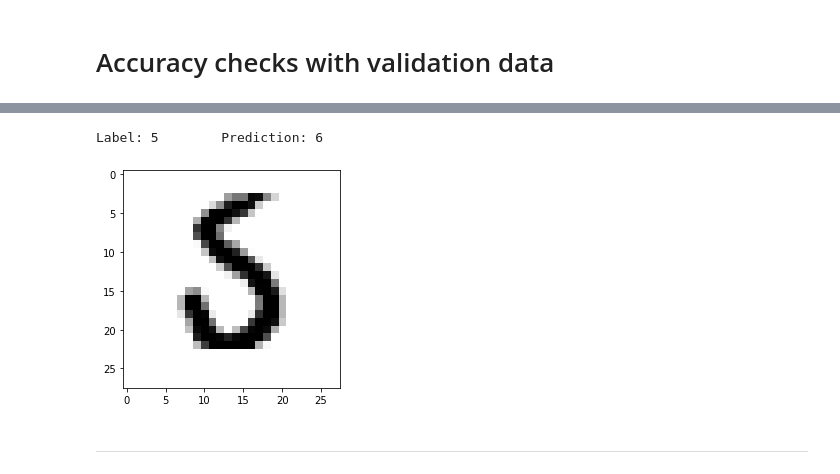
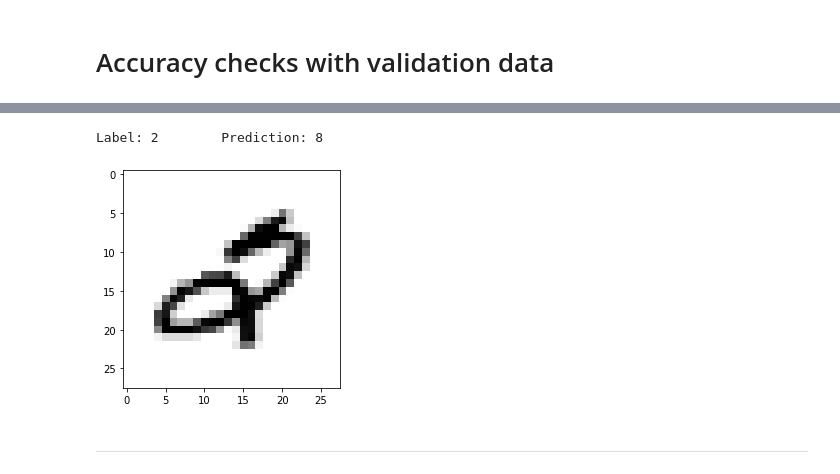
Before and after one commit to ivianrr/toy-neural-network, a Jupyter notebook: mininetwork.ipynb, the cells around one changed output, grey strips where cells are left out. Cells and saved outputs as stored; diff of their text form; code cells hidden in the pictures.

```diff
--- a/mininetwork.ipynb
+++ b/mininetwork.ipynb
@@ -252,10 +250,10 @@ ID      Label   Prediction      Error
 # %%
-n=9941
+n=9904
 plt.imshow(data_validation[:,n].reshape(nrows,ncols), cmap='gray_r')
 print(f"Label: {labels_validation[n]}\tPrediction: {predictions_validation[n]}")
 plt.show()
 # %% [output]
-Label: 5        Prediction: 6
+Label: 2        Prediction: 8
-[figure, old version]
+[figure, new version]
 # %% [markdown]
 -------------------
```
Also changed, not shown: parts of 9 cells of this notebook.
